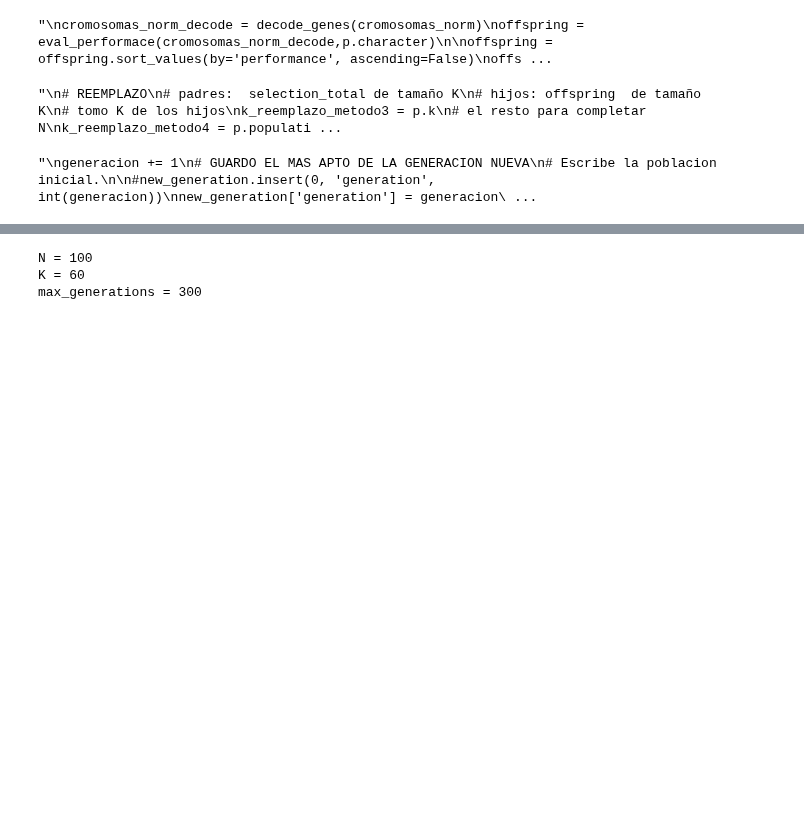
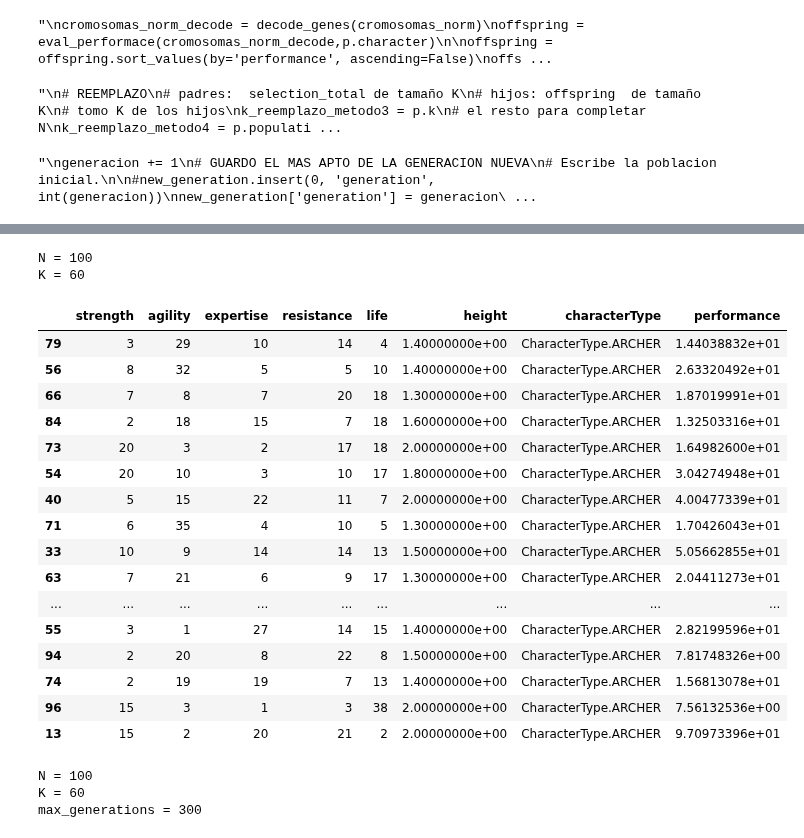
Before and after one commit to marianopm/sia-tp2, a Jupyter notebook: main-test.ipynb, the cells around one changed output, grey strips where cells are left out. Drawn from its saved outputs; the diff is of its cells as text; code cells hidden in the pictures; blank space fills up the shorter version.

```diff
--- a/main-test.ipynb
+++ b/main-test.ipynb
@@ -301,3 +434,33 @@ mas_apto_NG.to_csv(f'datos-Prueba1.csv', mode='a', header=False, index=False)
+# %%
+p = parameters()
+print(f'N = {p.populationNumber}')
+print(f'K = {p.k}')
+# Generacion 0
+generation_0 = generate_init_population(p.populationNumber,p.maxStatsValue,p.character)
+
+deterministic_tournament = deterministic_tournament_selection(generation_0,p.tournament_size,p.k)
+
+deterministic_tournament
+# %% [output]
+N = 100
+K = 60
+|  | strength | agility | expertise | resistance | life | height | characterType | performance |
+| 79 | 3 | 29 | 10 | 14 | 4 | 1.40000000e+00 | CharacterType.ARCHER | 1.44038832e+01 |
+| 56 | 8 | 32 | 5 | 5 | 10 | 1.40000000e+00 | CharacterType.ARCHER | 2.63320492e+01 |
+| 66 | 7 | 8 | 7 | 20 | 18 | 1.30000000e+00 | CharacterType.ARCHER | 1.87019991e+01 |
+| 84 | 2 | 18 | 15 | 7 | 18 | 1.60000000e+00 | CharacterType.ARCHER | 1.32503316e+01 |
+| 73 | 20 | 3 | 2 | 17 | 18 | 2.00000000e+00 | CharacterType.ARCHER | 1.64982600e+01 |
+| 54 | 20 | 10 | 3 | 10 | 17 | 1.80000000e+00 | CharacterType.ARCHER | 3.04274948e+01 |
+| 40 | 5 | 15 | 22 | 11 | 7 | 2.00000000e+00 | CharacterType.ARCHER | 4.00477339e+01 |
+| 71 | 6 | 35 | 4 | 10 | 5 | 1.30000000e+00 | CharacterType.ARCHER | 1.70426043e+01 |
+| 33 | 10 | 9 | 14 | 14 | 13 | 1.50000000e+00 | CharacterType.ARCHER | 5.05662855e+01 |
+| 63 | 7 | 21 | 6 | 9 | 17 | 1.30000000e+00 | CharacterType.ARCHER | 2.04411273e+01 |
+| ... | ... | ... | ... | ... | ... | ... | ... | ... |
+| 55 | 3 | 1 | 27 | 14 | 15 | 1.40000000e+00 | CharacterType.ARCHER | 2.82199596e+01 |
+| 94 | 2 | 20 | 8 | 22 | 8 | 1.50000000e+00 | CharacterType.ARCHER | 7.81748326e+00 |
+| 74 | 2 | 19 | 19 | 7 | 13 | 1.40000000e+00 | CharacterType.ARCHER | 1.56813078e+01 |
+| 96 | 15 | 3 | 1 | 3 | 38 | 2.00000000e+00 | CharacterType.ARCHER | 7.56132536e+00 |
+| 13 | 15 | 2 | 20 | 21 | 2 | 2.00000000e+00 | CharacterType.ARCHER | 9.70973396e+01 |
 # %%
 # Lectura de parametros
 params = read_config('config_file.config')
```
Also changed, not shown: parts of 9 cells of this notebook, 8 other files.
